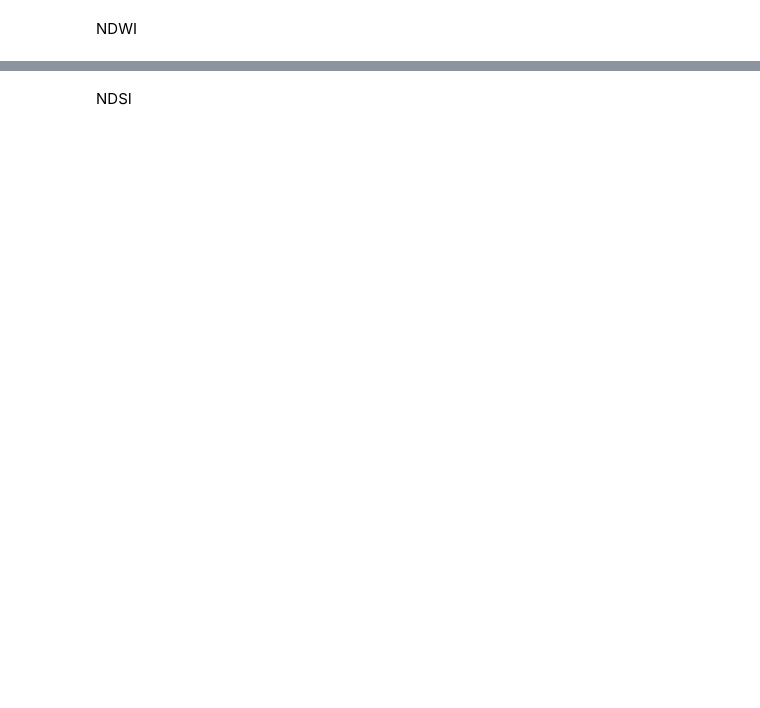
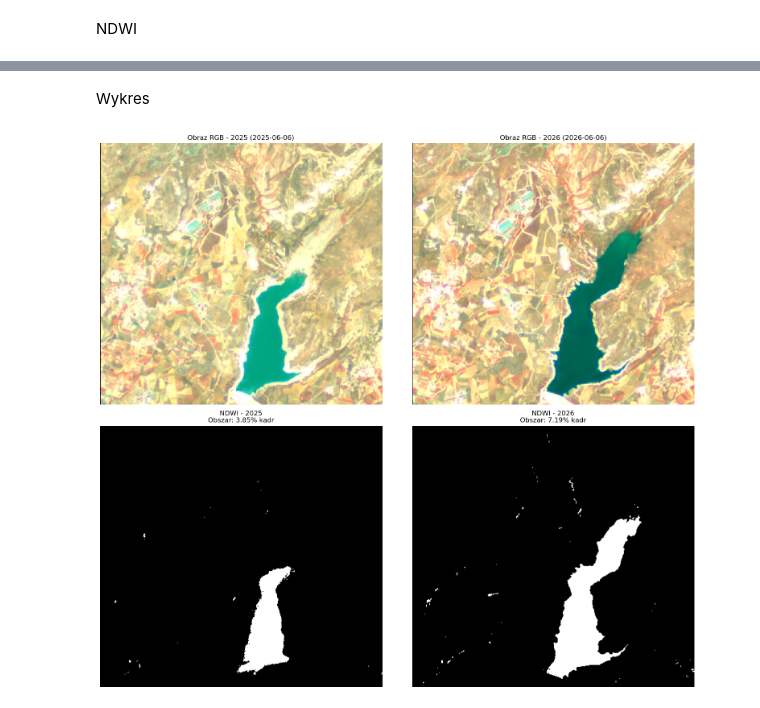
Before and after one commit to eskwarczek/SG_toolbox, a Jupyter notebook: projekt2_woda_Zuza.ipynb, the cells around one changed output, grey strips where cells are left out. Drawn from its saved outputs; the diff is of its cells as text; code cells hidden in the pictures; blank space fills up the shorter version.

```diff
--- a/projekt2_woda_Zuza.ipynb
+++ b/projekt2_woda_Zuza.ipynb
@@ -144,2 +170,18 @@ for perm in perms:
+# %%
+# konwersja całych wyciętych rastrów do jednej macierzy NumPy
+# najpierw konwertujemy do czystych floatów, zachowując strukturę (Bands, Y, X)
+arr_old_full = arcpy.RasterToNumPyArray(clipped_old, nodata_to_value=0).astype(float)
+arr_new_full = arcpy.RasterToNumPyArray(clipped_new, nodata_to_value=0).astype(float)
+
+# wyciąganie konkretnych pasm bezpośrednio z osi kanałów macierzy NumPy (indeksowanie od 0)
+blue_old  = arr_old_full[1]
+green_old = arr_old_full[5]
+nir_old   = arr_old_full[6]
+red_old   = arr_old_full[10]
+
+blue_new  = arr_new_full[1]
+green_new = arr_new_full[5]
+nir_new   = arr_new_full[6]
+red_new   = arr_new_full[10]
 # %% [markdown]
 NDWI
@@ -335,2 +187,0 @@ s_b_new = adjust_rgb(arr_new[[2],:,:])
-# %% [markdown]
-NDSI
@@ -370,25 +215,31 @@ pct_snow_new = (snow_pixels_new / total_pixels_new) * 100 if total_pixels_new >
+# %% [markdown]
+Wykres
 # %%
 date_old = str(rc_old[0]["StdTime"])[:10]
 date_new = str(rc_new[0]["StdTime"])[:10]
 
-fig, axes = plt.subplots(2, 2, figsize=(12, 8))
+fig, axes = plt.subplots(2, 2, figsize=(16, 14))
 
-# pierwszy wiersz - RGB
+# RGB
 axes[0, 0].imshow(rgb_old)
-axes[0, 0].set_title(f"RGB - {date_old}", pad=10)
-axes[0, 0].axis('off')
+axes[0, 0].set_title(f"Obraz RGB - 2025 ({date_old})")
+axes[0, 0].axis("off")
 
 axes[0, 1].imshow(rgb_new)
-axes[0, 1].set_title(f"RGB - {date_new}", pad=10)
-axes[0, 1].axis('off')
+axes[0, 1].set_title(f"Obraz RGB - 2026 ({date_new})")
+axes[0, 1].axis("off")
 
-axes[1, 0].imshow(snow_mask_old, cmap='Blues')
-axes[1, 0].set_title(f"NDWI > 0.0 ({pct_snow_old:.2f}%) - {date_old}", pad=10)
-axes[1, 0].axis('off')
+# NDWI
+axes[1, 0].imshow(water_mask_old, cmap="grey")
+axes[1, 1].imshow(water_mask_old, cmap="grey")
+axes[1, 0].set_title(f"NDWI - 2025\nObszar: {water_pct_old:.2f}% kadr")
+axes[1, 0].axis("off")
 
-axes[1, 1].imshow(snow_mask_new, cmap='Blues')
-axes[1, 1].set_title(f"NDWI > 0.0 ({pct_snow_new:.2f}%) - {date_new}", pad=10)
-axes[1, 1].axis('off')
+axes[1, 1].imshow(water_mask_new, cmap="grey")
+axes[1, 1].set_title(f"NDWI - 2026\nObszar: {water_pct_new:.2f}% kadr")
+axes[1, 1].axis("off")
 
 plt.tight_layout()
 plt.show()
+# %% [output]
+[figure, added]
```
Also changed, not shown: parts of 30 cells of this notebook.
